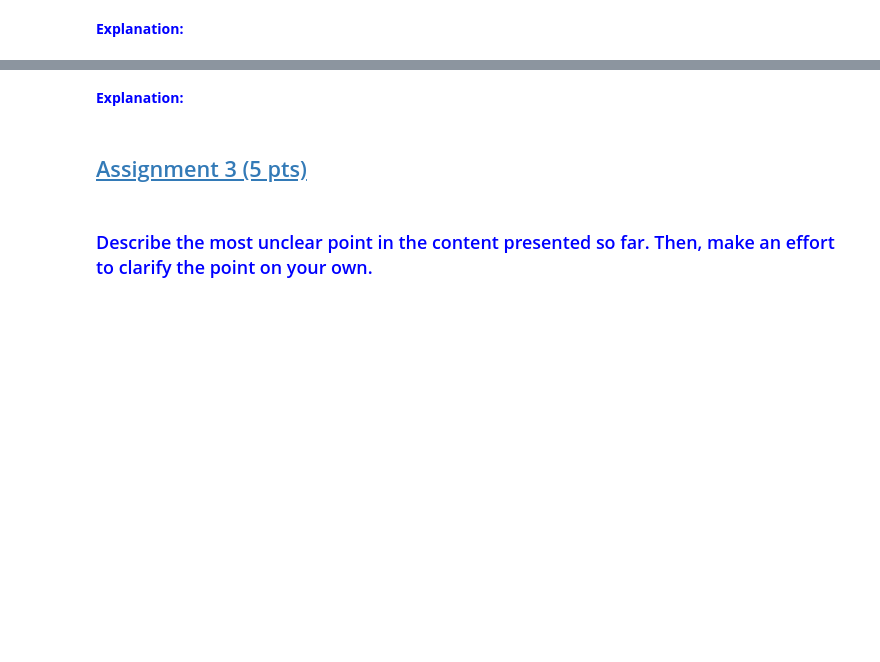
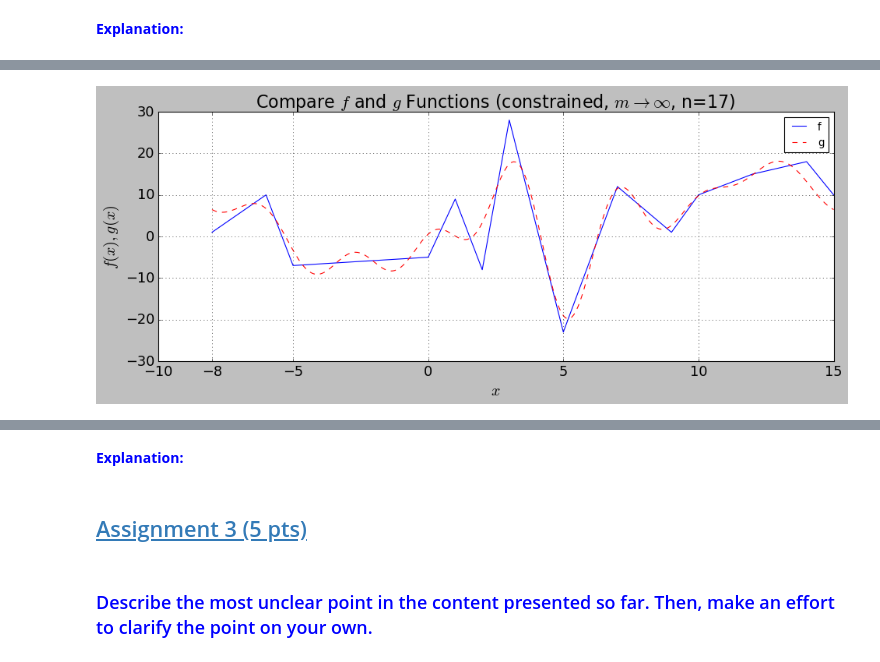
Before and after one commit to dpploy/engy-5330, a Jupyter notebook: notebooks/homework-03.ipynb, the cells around one changed output, grey strips where cells are left out. Drawn from its saved outputs; the diff is of its cells as text; code cells hidden in the pictures; blank space fills up the shorter version.

```diff
--- a/notebooks/homework-03.ipynb
+++ b/notebooks/homework-03.ipynb
@@ -246,0 +135,4 @@ u_values
+# %%
+'''Plot comparison of f and g_best_vec with constrained values and derivative at end points'''
+# %% [output]
+[figure, added]
```
Also changed, not shown: parts of 26 cells of this notebook, 9 other files.
